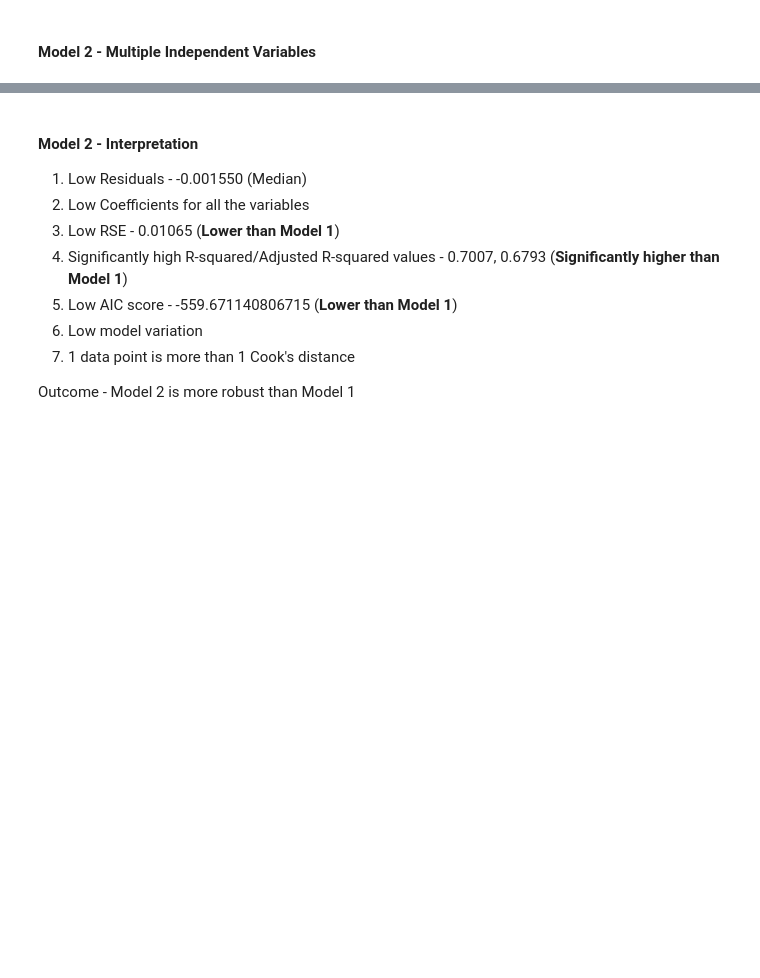
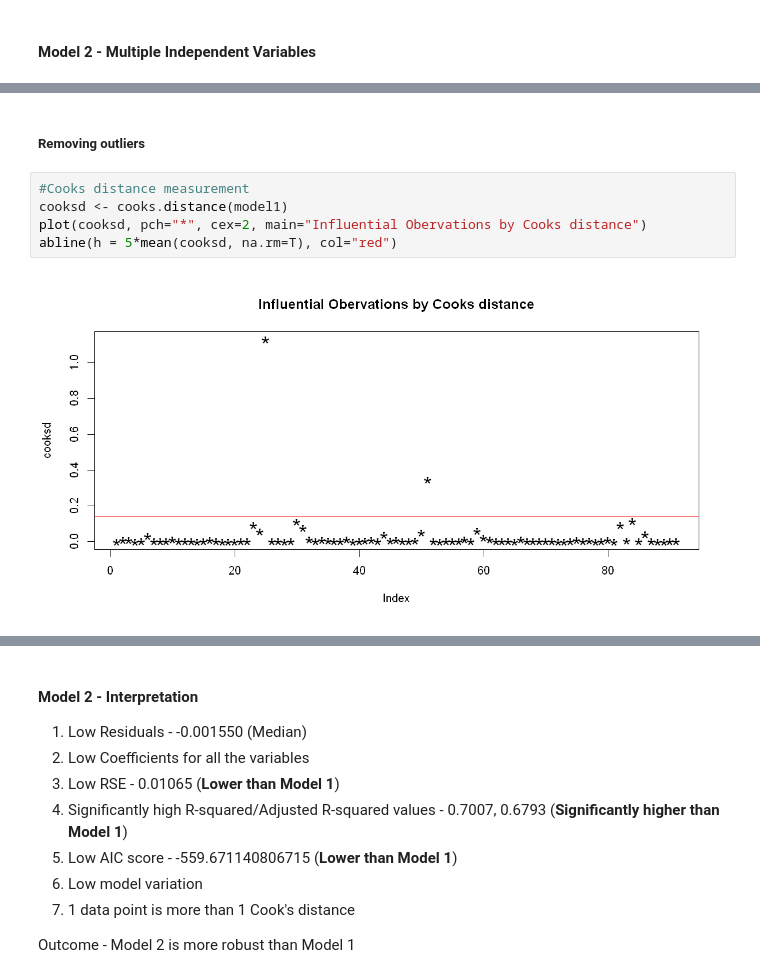
Before and after one commit to rmajumder/stat203-gp3, a Jupyter notebook: Lab3_master.ipynb, the cells around one changed output, grey strips where cells are left out. Drawn from its saved outputs; the diff is of its cells as text; blank space fills up the shorter version.

```diff
--- a/Lab3_master.ipynb
+++ b/Lab3_master.ipynb
@@ -271,0 +277,9 @@ Outcome - Strong model
+# %% [markdown]
+##### Removing outliers
+# %%
+#Cooks distance measurement
+cooksd <- cooks.distance(model1)
+plot(cooksd, pch="*", cex=2, main="Influential Obervations by Cooks distance")
+abline(h = 5*mean(cooksd, na.rm=T), col="red")
+# %% [output]
+[figure, added]
```
Also changed, not shown: parts of 19 cells of this notebook.
